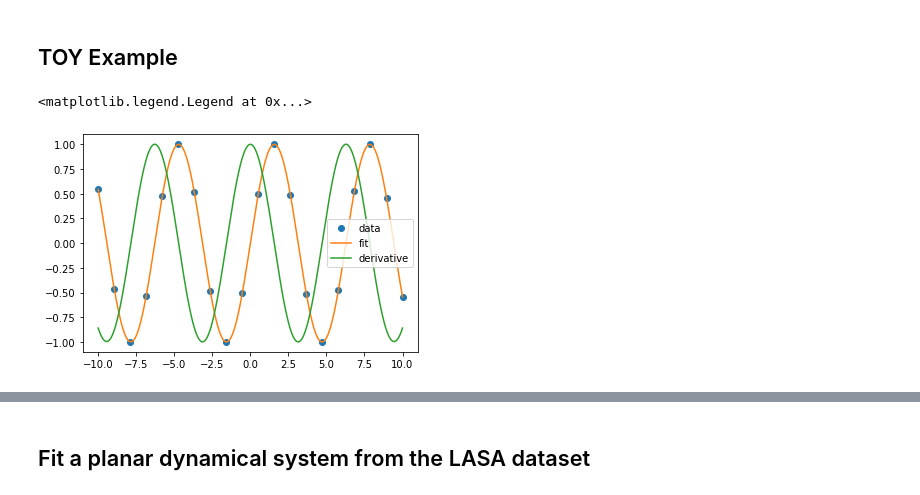
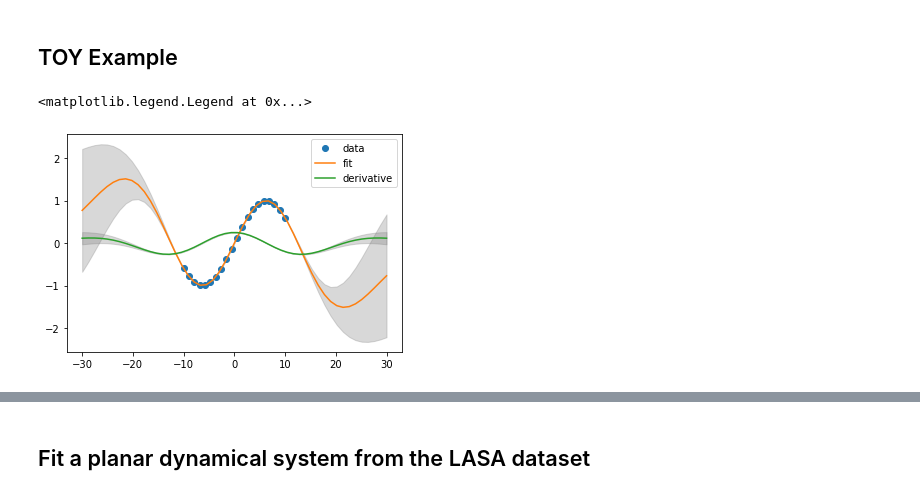
Before and after one commit to franzesegiovanni/ILoSA, a Jupyter notebook: example/Gaussian Process Dynamical System .ipynb, the cells around one changed output, grey strips where cells are left out. Saved outputs shown, nothing was run; the diff lists cells and outputs as text; code cells hidden in the pictures.

Commit message:
added more things in the gaussian process examples

```diff
--- a/example/Gaussian Process Dynamical System .ipynb
+++ b/example/Gaussian Process Dynamical System .ipynb
@@ -10,7 +10,7 @@ import matplotlib.pyplot as plt
 # %%
 class GPR():
     def __init__(self, kernel, alpha=1e-10, n_restarts_optimizer=1):
-        self.gp = GaussianProcessRegressor(kernel=kernel, alpha=1e-10, n_restarts_optimizer=5)
+        self.gp = GaussianProcessRegressor(kernel=kernel, alpha=1e-10, n_restarts_optimizer=20)
     def fit(self, X, Y):
             self.X=X
             self.Y=Y
@@ -20,8 +20,8 @@ class GPR():
             self.kernel= self.gp.kernel_
             self.kernel_params_= [self.kernel.get_params()['k1__k2__length_scale'], self.kernel.get_params()['k1']]
             self.noise_var_ = self.gp.alpha + self.kernel.get_params()['k2__noise_level']
-            K_ = self.kernel(X, X) + (self.noise_var_ * np.eye(len(X)))
-            self.K_inv = np.linalg.inv(K_)
+            K = self.kernel(X, X) + (self.noise_var_ * np.eye(len(X)))
+            self.K_inv = np.linalg.inv(K)
 
     def predict(self,x):
         [y, std]=self.gp.predict(x, return_std=True)
@@ -54,19 +54,22 @@ class GPR():
 ## TOY Example ##
 # %%
 X=np.linspace(-10,10,20)
-Y=np.sin(X)
+Y=np.sin(X/4)
 X=X.reshape(-1,1)
 Y=Y.reshape(-1,1)
 plt.plot(X,Y, 'o')
-k = C(constant_value=np.sqrt(0.1))  * RBF(1*np.ones(1)) + WhiteKernel(0.01 )
+k = C(constant_value=1)  * RBF(1*np.ones(1)) + WhiteKernel(0.01 )
 gp=GPR(kernel=k)
 gp.fit(X,Y)
-X_test=np.linspace(-10,10,1000).reshape(-1,1)
-Y_pred=gp.predict(X_test)[0]
+X_test=np.linspace(-30,30,50).reshape(-1,1)
+Y_pred, std =gp.predict(X_test)
 Y_der=gp.derivative(X_test)[0]
+std_derivative=std/gp.kernel_params_[0] # the standard deviation of the derivative needs to be normalized by the lenghtscale that describes the smoothness of the regressor
 plt.plot(X_test, Y_pred)
 plt.plot(X_test, Y_der[:,0,0])
+plt.fill_between(X_test.reshape(-1,), Y_pred-std, Y_pred+std, color='gray', alpha=0.3)
+plt.fill_between(X_test.reshape(-1,), Y_der[:,0,0]-std_derivative, Y_der[:,0,0]+std_derivative, color='gray', alpha=0.3)
 plt.legend(["data","fit","derivative"])
 # %% [output]
 <matplotlib.legend.Legend at 0x...>
-[figure, old version]
+[figure, new version]
```
Also changed, not shown: parts of 4 cells of this notebook.
